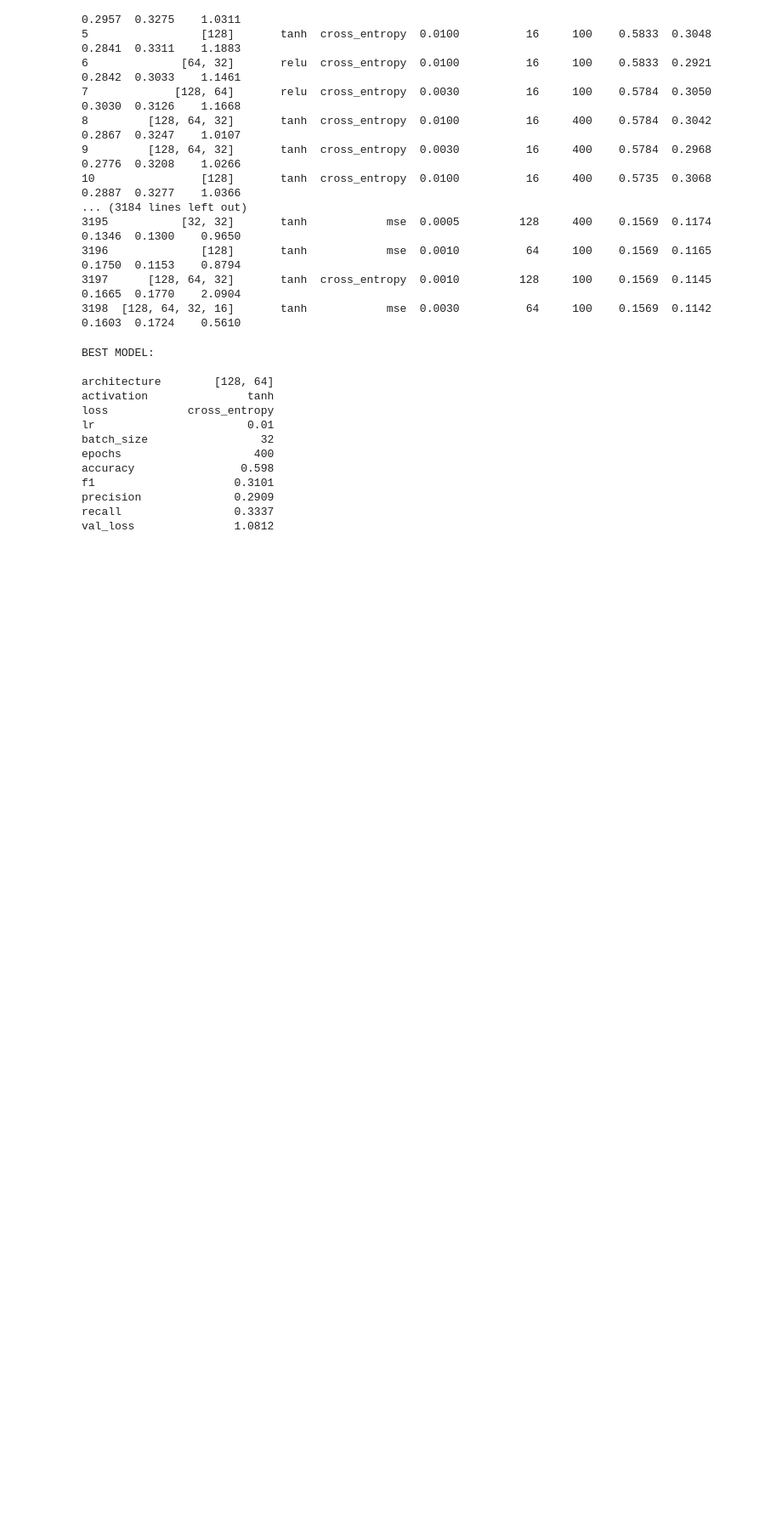
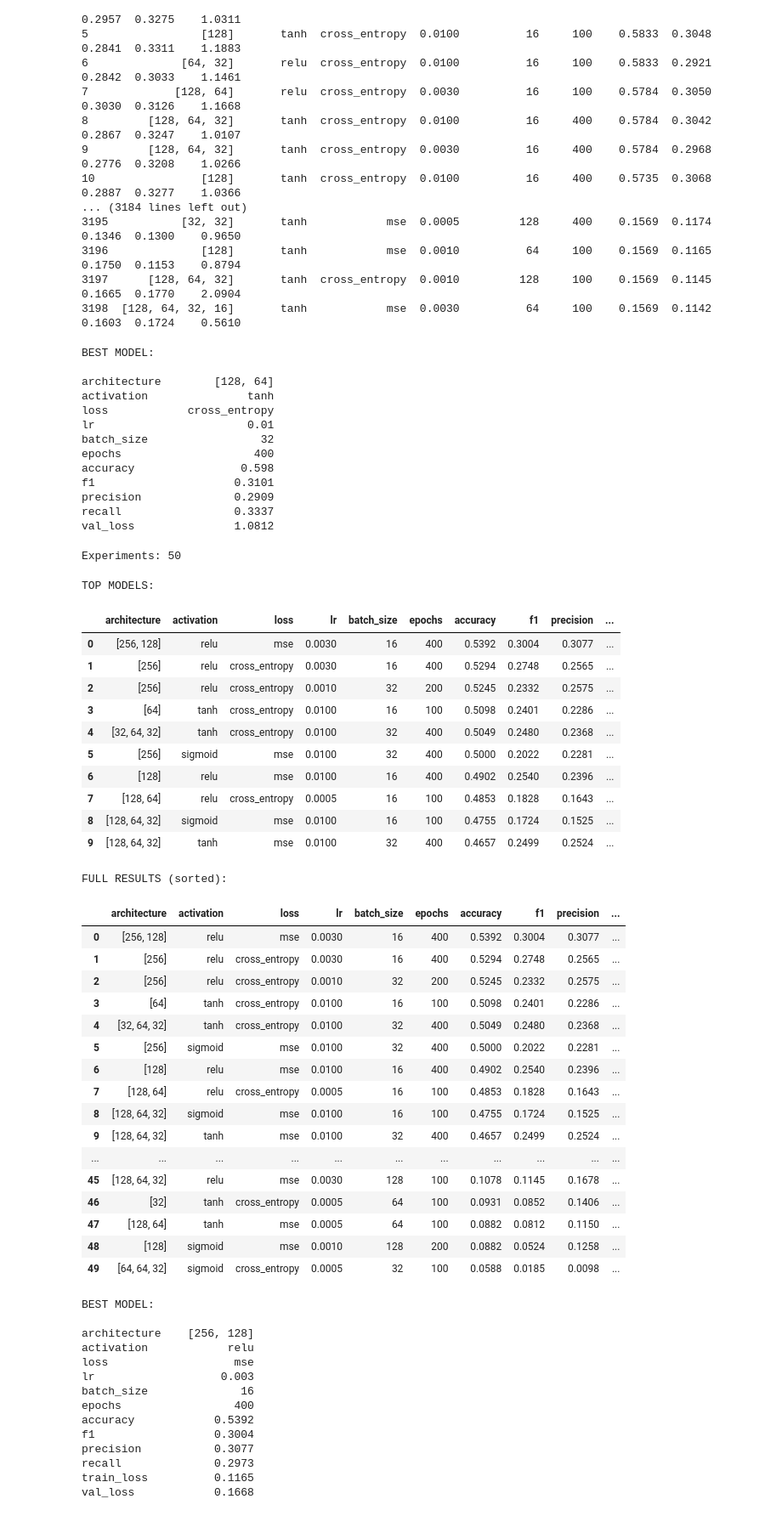
Before and after one commit to pitkwiecien/MachineLearning, a Jupyter notebook: ArtificialNeuralNetworks/ArtificialNeuralNetworks.ipynb, the cells around one changed output. Shown at 85% size. Saved outputs shown, nothing was run; the diff lists cells and outputs as text; code cells hidden in the pictures; blank space fills up the shorter version.

Commit message:
added tarin los and sample size to the experiment runner

```diff
--- a/ArtificialNeuralNetworks/ArtificialNeuralNetworks.ipynb
+++ b/ArtificialNeuralNetworks/ArtificialNeuralNetworks.ipynb
@@ -681,3 +681,61 @@ f1                     0.3101
 precision              0.2909
 recall                 0.3337
 val_loss               1.0812
+# %%
+from modules.ExperimentRunner import ExperimentRunner
+import pandas as pd
+
+pd.set_option("display.max_rows", None)
+pd.set_option("display.max_columns", None)
+pd.set_option("display.width", None)
+pd.set_option("display.max_colwidth", None)
+pd.set_option("display.expand_frame_repr", False)
+
+runner = ExperimentRunner()
+runner.run("./data/data_scaled.csv", sample_size=50, top_k=10);
+# %% [output]
+Experiments: 50
+TOP MODELS:
+|  | architecture | activation | loss | lr | batch_size | epochs | accuracy | f1 | precision | ... |
+| 0 | [256, 128] | relu | mse | 0.0030 | 16 | 400 | 0.5392 | 0.3004 | 0.3077 | ... |
+| 1 | [256] | relu | cross_entropy | 0.0030 | 16 | 400 | 0.5294 | 0.2748 | 0.2565 | ... |
+| 2 | [256] | relu | cross_entropy | 0.0010 | 32 | 200 | 0.5245 | 0.2332 | 0.2575 | ... |
+| 3 | [64] | tanh | cross_entropy | 0.0100 | 16 | 100 | 0.5098 | 0.2401 | 0.2286 | ... |
+| 4 | [32, 64, 32] | tanh | cross_entropy | 0.0100 | 32 | 400 | 0.5049 | 0.2480 | 0.2368 | ... |
+| 5 | [256] | sigmoid | mse | 0.0100 | 32 | 400 | 0.5000 | 0.2022 | 0.2281 | ... |
+| 6 | [128] | relu | mse | 0.0100 | 16 | 400 | 0.4902 | 0.2540 | 0.2396 | ... |
+| 7 | [128, 64] | relu | cross_entropy | 0.0005 | 16 | 100 | 0.4853 | 0.1828 | 0.1643 | ... |
+| 8 | [128, 64, 32] | sigmoid | mse | 0.0100 | 16 | 100 | 0.4755 | 0.1724 | 0.1525 | ... |
+| 9 | [128, 64, 32] | tanh | mse | 0.0100 | 32 | 400 | 0.4657 | 0.2499 | 0.2524 | ... |
+FULL RESULTS (sorted):
+|  | architecture | activation | loss | lr | batch_size | epochs | accuracy | f1 | precision | ... |
+| 0 | [256, 128] | relu | mse | 0.0030 | 16 | 400 | 0.5392 | 0.3004 | 0.3077 | ... |
+| 1 | [256] | relu | cross_entropy | 0.0030 | 16 | 400 | 0.5294 | 0.2748 | 0.2565 | ... |
+| 2 | [256] | relu | cross_entropy | 0.0010 | 32 | 200 | 0.5245 | 0.2332 | 0.2575 | ... |
+| 3 | [64] | tanh | cross_entropy | 0.0100 | 16 | 100 | 0.5098 | 0.2401 | 0.2286 | ... |
+| 4 | [32, 64, 32] | tanh | cross_entropy | 0.0100 | 32 | 400 | 0.5049 | 0.2480 | 0.2368 | ... |
+| 5 | [256] | sigmoid | mse | 0.0100 | 32 | 400 | 0.5000 | 0.2022 | 0.2281 | ... |
+| 6 | [128] | relu | mse | 0.0100 | 16 | 400 | 0.4902 | 0.2540 | 0.2396 | ... |
+| 7 | [128, 64] | relu | cross_entropy | 0.0005 | 16 | 100 | 0.4853 | 0.1828 | 0.1643 | ... |
+| 8 | [128, 64, 32] | sigmoid | mse | 0.0100 | 16 | 100 | 0.4755 | 0.1724 | 0.1525 | ... |
+| 9 | [128, 64, 32] | tanh | mse | 0.0100 | 32 | 400 | 0.4657 | 0.2499 | 0.2524 | ... |
+| ... | ... | ... | ... | ... | ... | ... | ... | ... | ... | ... |
+| 45 | [128, 64, 32] | relu | mse | 0.0030 | 128 | 100 | 0.1078 | 0.1145 | 0.1678 | ... |
+| 46 | [32] | tanh | cross_entropy | 0.0005 | 64 | 100 | 0.0931 | 0.0852 | 0.1406 | ... |
+| 47 | [128, 64] | tanh | mse | 0.0005 | 64 | 100 | 0.0882 | 0.0812 | 0.1150 | ... |
+| 48 | [128] | sigmoid | mse | 0.0010 | 128 | 200 | 0.0882 | 0.0524 | 0.1258 | ... |
+| 49 | [64, 64, 32] | sigmoid | cross_entropy | 0.0005 | 32 | 100 | 0.0588 | 0.0185 | 0.0098 | ... |
+BEST MODEL:
+
+architecture    [256, 128]
+activation            relu
+loss                   mse
+lr                   0.003
+batch_size              16
+epochs                 400
+accuracy            0.5392
+f1                  0.3004
+precision           0.3077
+recall              0.2973
+train_loss          0.1165
+val_loss            0.1668
```
Also changed, not shown: 1 other file.
